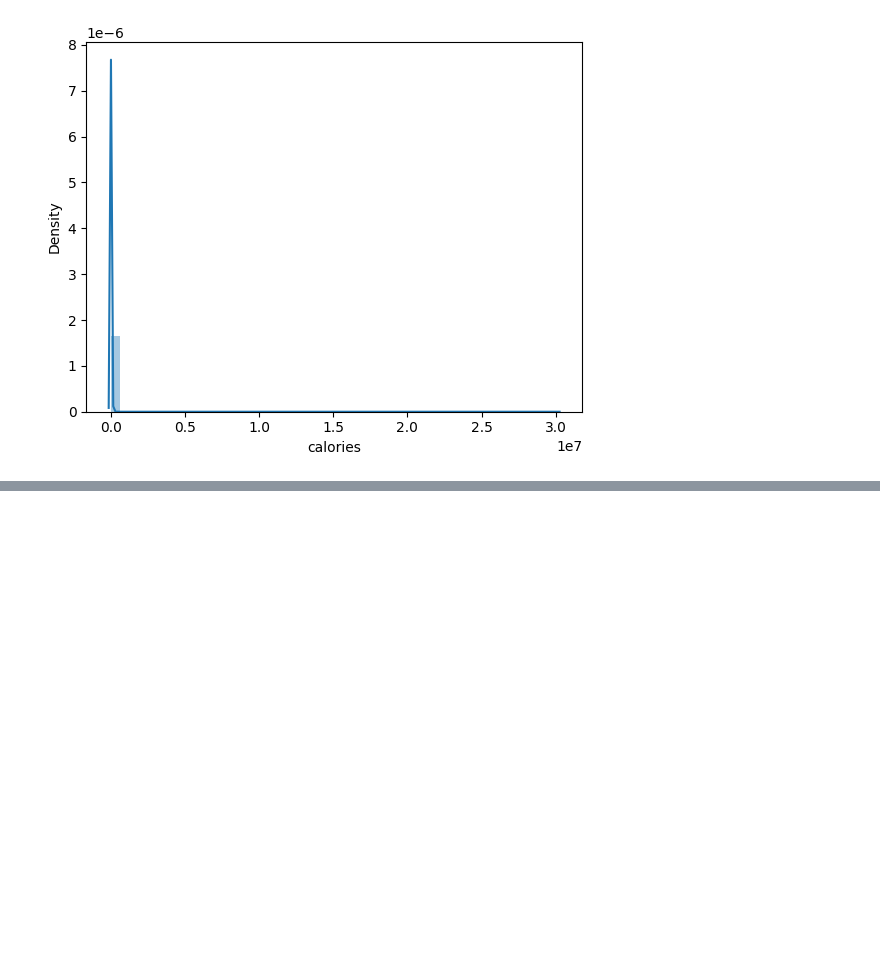
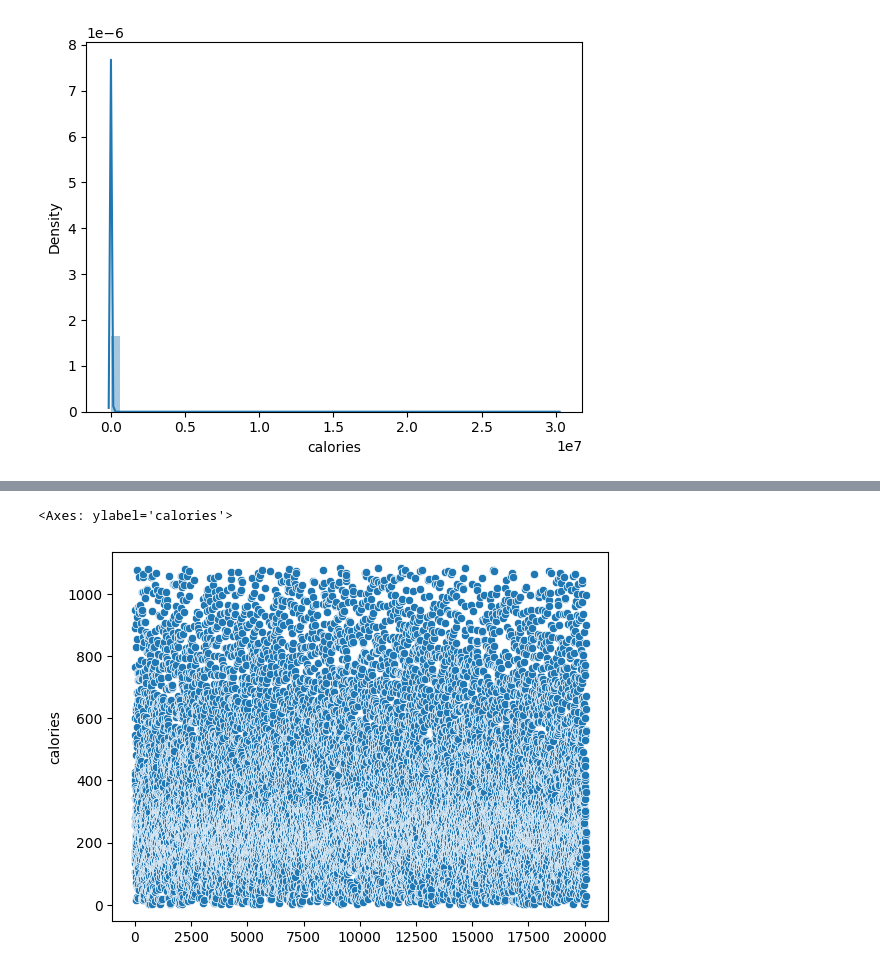
Before and after one commit to dmarszalik/foody, a Jupyter notebook: foody.ipynb, the cells around one changed output, grey strips where cells are left out. Cells and saved outputs as stored; diff of their text form; code cells hidden in the pictures; blank space fills up the shorter version.

```diff
--- a/foody.ipynb
+++ b/foody.ipynb
@@ -76,0 +77,10 @@ https://gist.github.com/mwaskom/de44147ed2974457ad6372750bbe5751
+# %%
+q1 = df2['calories'].quantile(0.25)
+q3 = df2['calories'].quantile(0.75)
+interquartile_range = np.abs(q1-q3)
+
+boundary_low = df2['calories'].mean()-1.5*interquartile_range
+boundary_high = df2['calories'].mean()+1.5*interquartile_range
+
+df3 = df2.loc[(df2['calories'] > 0)&(df['calories'] < boundary_high)]
+df3.describe()
@@ -76,0 +98,5 @@ https://gist.github.com/mwaskom/de44147ed2974457ad6372750bbe5751
+# %%
+sns.scatterplot(data=df3, x=df3['calories'].index, y='calories')
+# %% [output]
+<Axes: ylabel='calories'>
+[figure, added]
```
Also changed, not shown: parts of 12 cells of this notebook.
